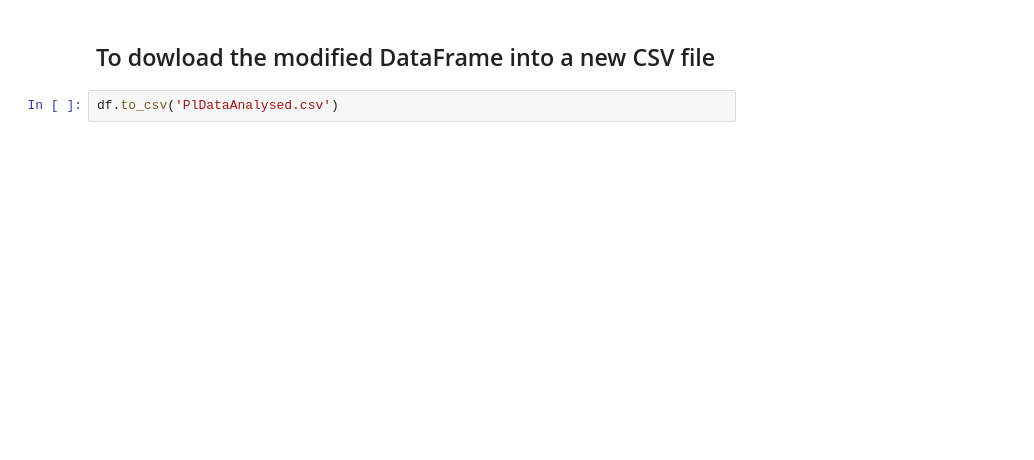
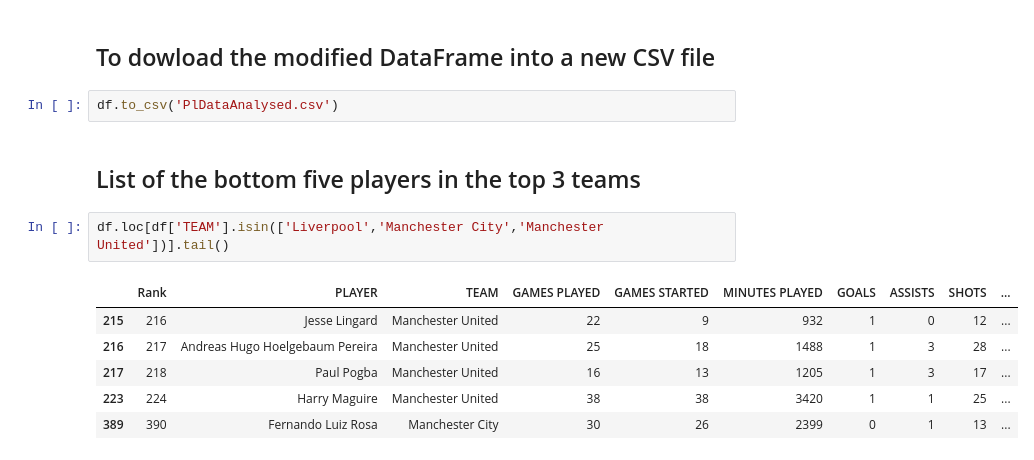
Before and after one commit to ephraim-amz/PLDataAnalysis, a Jupyter notebook: PremierLeagueNotebook.ipynb, the cells around one changed output. Cells and saved outputs as stored; diff of their text form; blank space fills up the shorter version.

```diff
--- a/PremierLeagueNotebook.ipynb
+++ b/PremierLeagueNotebook.ipynb
@@ -122,3 +122,14 @@ px.box(df[['GOALS','PLAYER']],hover_data=["PLAYER"])
 ## To dowload the modified DataFrame into a new CSV file
 # %%
 df.to_csv('PlDataAnalysed.csv')
+# %% [markdown]
+## List of the bottom five players in the top 3 teams
+# %%
+df.loc[df['TEAM'].isin(['Liverpool','Manchester City','Manchester United'])].tail()
+# %% [output]
+|  | Rank | PLAYER | TEAM | GAMES PLAYED | GAMES STARTED | MINUTES PLAYED | GOALS | ASSISTS | SHOTS | ... |
+| 215 | 216 | Jesse Lingard | Manchester United | 22 | 9 | 932 | 1 | 0 | 12 | ... |
+| 216 | 217 | Andreas Hugo Hoelgebaum Pereira | Manchester United | 25 | 18 | 1488 | 1 | 3 | 28 | ... |
+| 217 | 218 | Paul Pogba | Manchester United | 16 | 13 | 1205 | 1 | 3 | 17 | ... |
+| 223 | 224 | Harry Maguire | Manchester United | 38 | 38 | 3420 | 1 | 1 | 25 | ... |
+| 389 | 390 | Fernando Luiz Rosa | Manchester City | 30 | 26 | 2399 | 0 | 1 | 13 | ... |
```
Also changed, not shown: parts of 2 cells of this notebook, 2 other files.
